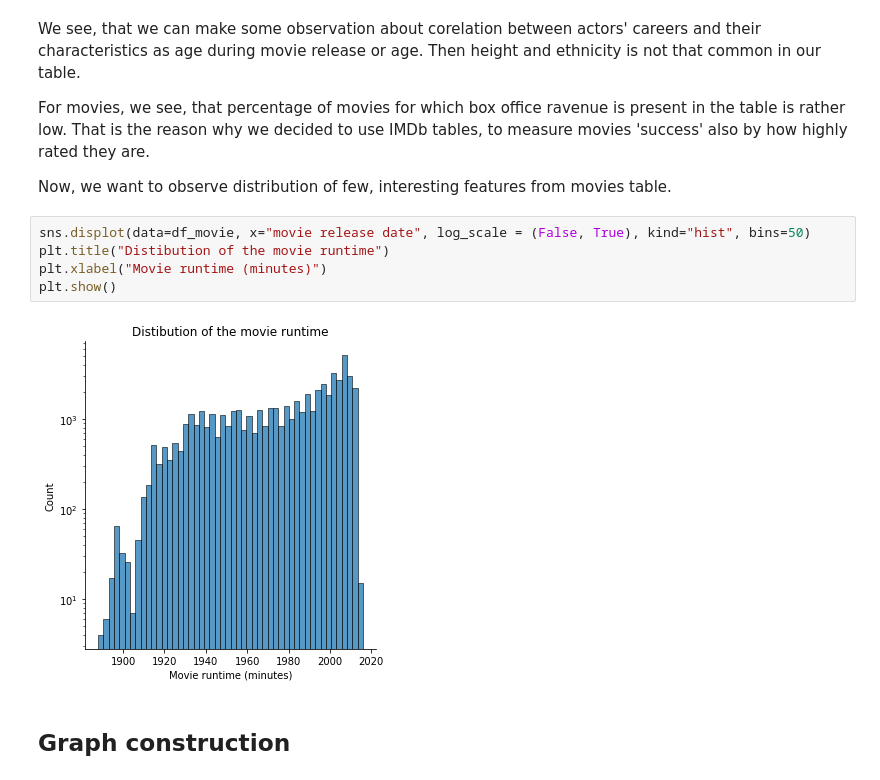
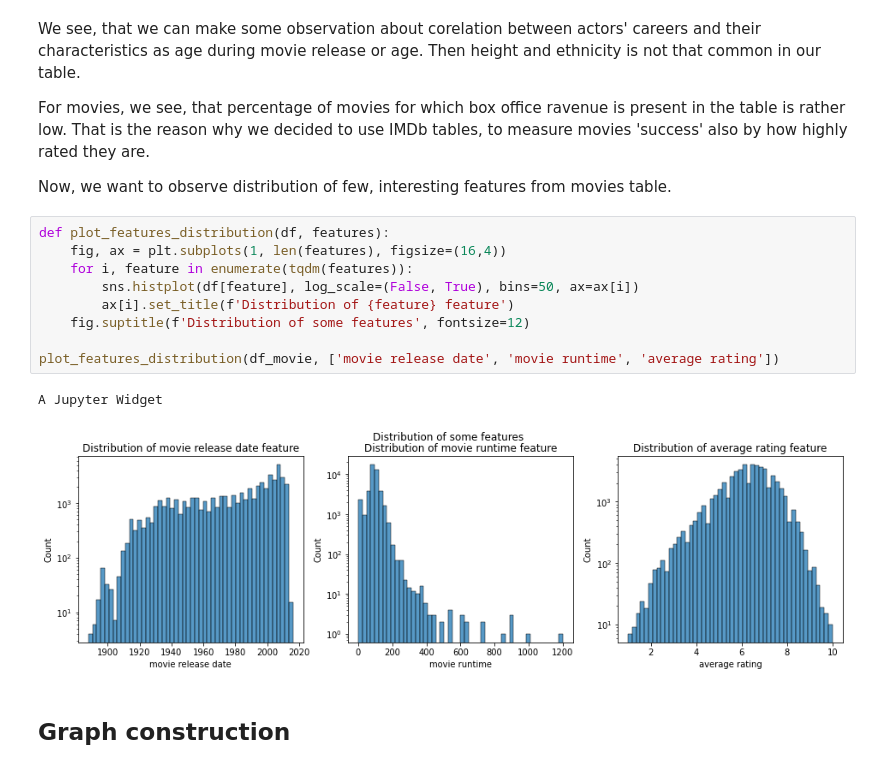
Before and after one commit to epfl-ada/ada-2022-project-datajugglers, a Jupyter notebook: graphs.ipynb, the cells around one changed output. Saved outputs shown, nothing was run; the diff lists cells and outputs as text.

```diff
--- a/graphs.ipynb
+++ b/graphs.ipynb
@@ -267,13 +276,18 @@ We see, that we can make some observation about corelation between actors' caree
 For movies, we see, that percentage of movies for which box office ravenue is present in the table is rather low. That is the reason why we decided to use IMDb tables, to measure movies 'success' also by how highly rated they are.
 
 Now, we want to observe distribution of few, interesting features from movies table.
-# %%
-sns.displot(data=df_movie, x="movie release date", log_scale = (False, True), kind="hist", bins=50)
-plt.title("Distibution of the movie runtime")
-plt.xlabel("Movie runtime (minutes)")
-plt.show()
-# %% [output]
-[figure, removed]
+# %%
+def plot_features_distribution(df, features):
+    fig, ax = plt.subplots(1, len(features), figsize=(16,4))
+    for i, feature in enumerate(tqdm(features)):
+        sns.histplot(df[feature], log_scale=(False, True), bins=50, ax=ax[i])
+        ax[i].set_title(f'Distribution of {feature} feature')
+    fig.suptitle(f'Distribution of some features', fontsize=12)
+
+plot_features_distribution(df_movie, ['movie release date', 'movie runtime', 'average rating'])
+# %% [output]
+A Jupyter Widget
+[figure, added]
 # %% [markdown]
 ## Graph construction
 # %%
```
Also changed, not shown: parts of 13 cells of this notebook.
